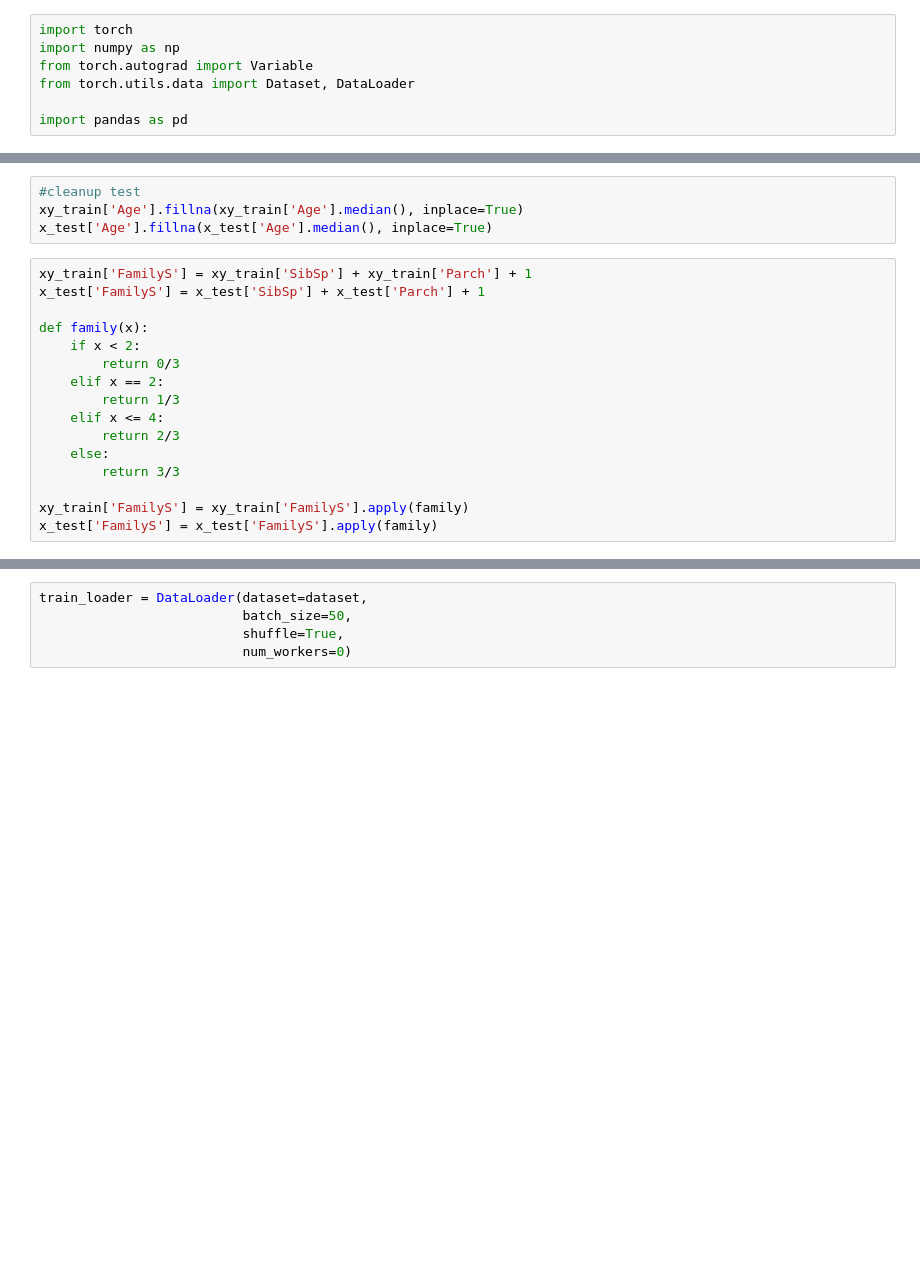
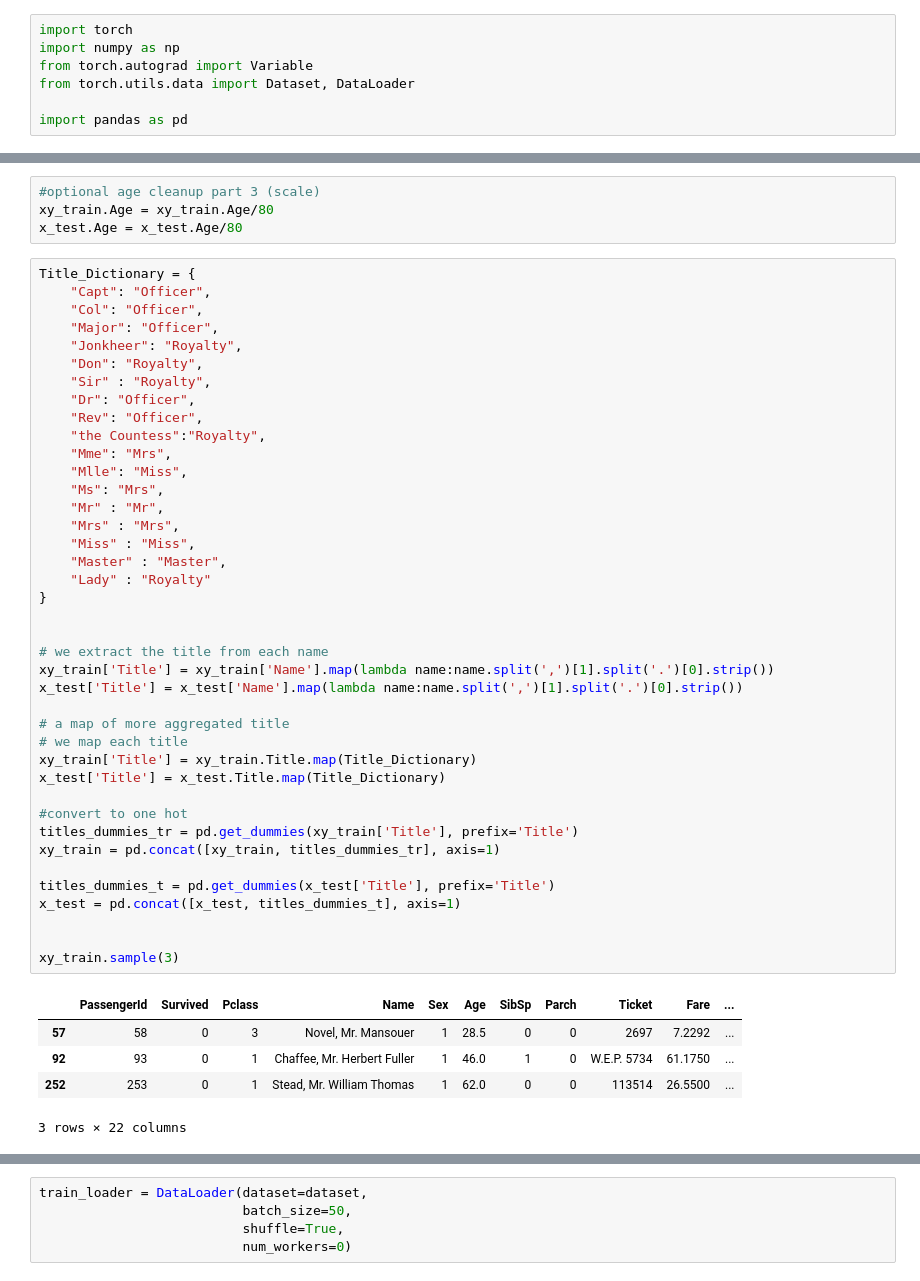
Before and after one commit to robd2/neural-networks, a Jupyter notebook: pytorch-tutorial/video-series/#8C First fun with Kaggel.ipynb, the cells around one changed output, grey strips where cells are left out. Cells and saved outputs as stored; diff of their text form; blank space fills up the shorter version.

```diff
--- a/pytorch-tutorial/video-series/#8C First fun with Kaggel.ipynb
+++ b/pytorch-tutorial/video-series/#8C First fun with Kaggel.ipynb
@@ -40,20 +74,50 @@ xy_train.sample(3)
 # %%
-#cleanup test
-xy_train['Age'].fillna(xy_train['Age'].median(), inplace=True)
-x_test['Age'].fillna(x_test['Age'].median(), inplace=True)
+#optional age cleanup part 3 (scale)
+xy_train.Age = xy_train.Age/80
+x_test.Age = x_test.Age/80
-# %%
-xy_train['FamilyS'] = xy_train['SibSp'] + xy_train['Parch'] + 1
-x_test['FamilyS'] = x_test['SibSp'] + x_test['Parch'] + 1
-
-def family(x):
-    if x < 2:
-        return 0/3
-    elif x == 2:
-        return 1/3
-    elif x <= 4:
-        return 2/3
-    else:
-        return 3/3
-
-xy_train['FamilyS'] = xy_train['FamilyS'].apply(family)
-x_test['FamilyS'] = x_test['FamilyS'].apply(family)
+# %%
+Title_Dictionary = {
+    "Capt": "Officer",
+    "Col": "Officer",
+    "Major": "Officer",
+    "Jonkheer": "Royalty",
+    "Don": "Royalty",
+    "Sir" : "Royalty",
+    "Dr": "Officer",
+    "Rev": "Officer",
+    "the Countess":"Royalty",
+    "Mme": "Mrs",
+    "Mlle": "Miss",
+    "Ms": "Mrs",
+    "Mr" : "Mr",
+    "Mrs" : "Mrs",
+    "Miss" : "Miss",
+    "Master" : "Master",
+    "Lady" : "Royalty"
+}
+
+
+# we extract the title from each name
+xy_train['Title'] = xy_train['Name'].map(lambda name:name.split(',')[1].split('.')[0].strip())
+x_test['Title'] = x_test['Name'].map(lambda name:name.split(',')[1].split('.')[0].strip())
+
+# a map of more aggregated title
+# we map each title
+xy_train['Title'] = xy_train.Title.map(Title_Dictionary)
+x_test['Title'] = x_test.Title.map(Title_Dictionary)
+
+#convert to one hot
+titles_dummies_tr = pd.get_dummies(xy_train['Title'], prefix='Title')
+xy_train = pd.concat([xy_train, titles_dummies_tr], axis=1)
+
+titles_dummies_t = pd.get_dummies(x_test['Title'], prefix='Title')
+x_test = pd.concat([x_test, titles_dummies_t], axis=1)
+
+
+xy_train.sample(3)
+# %% [output]
+|  | PassengerId | Survived | Pclass | Name | Sex | Age | SibSp | Parch | Ticket | Fare | ... |
+| 57 | 58 | 0 | 3 | Novel, Mr. Mansouer | 1 | 28.5 | 0 | 0 | 2697 | 7.2292 | ... |
+| 92 | 93 | 0 | 1 | Chaffee, Mr. Herbert Fuller | 1 | 46.0 | 1 | 0 | W.E.P. 5734 | 61.1750 | ... |
+| 252 | 253 | 0 | 1 | Stead, Mr. William Thomas | 1 | 62.0 | 0 | 0 | 113514 | 26.5500 | ... |
+3 rows × 22 columns
```
Also changed, not shown: parts of 27 cells of this notebook, 8 other files.
